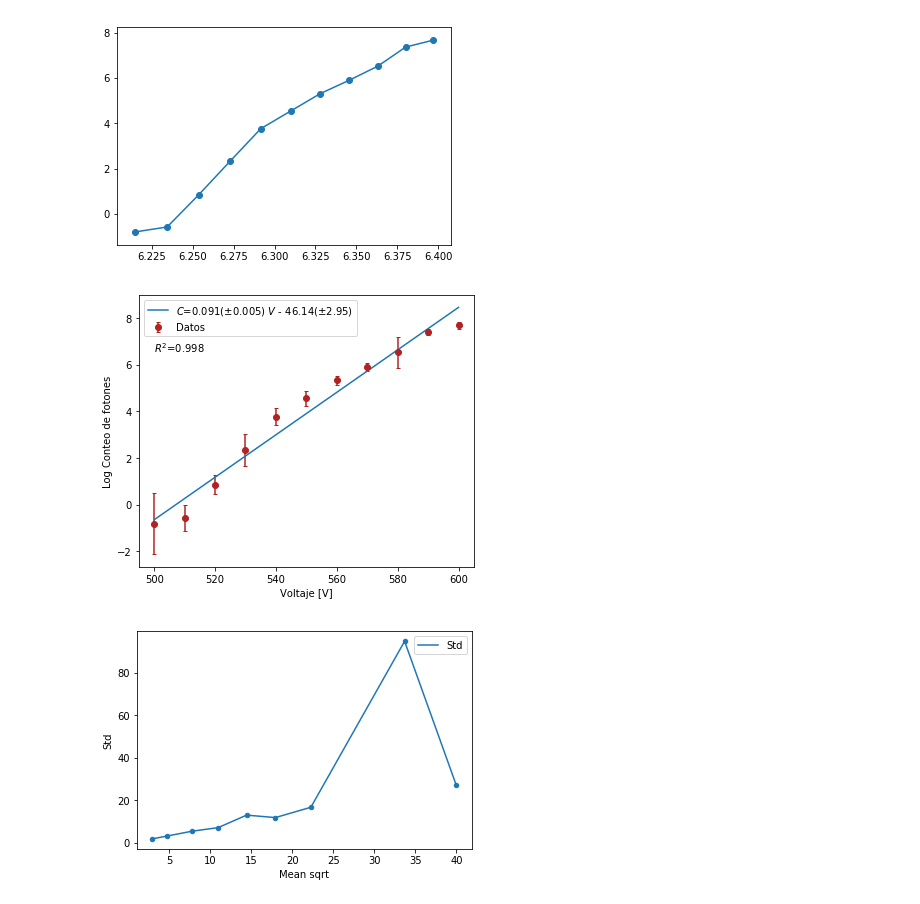
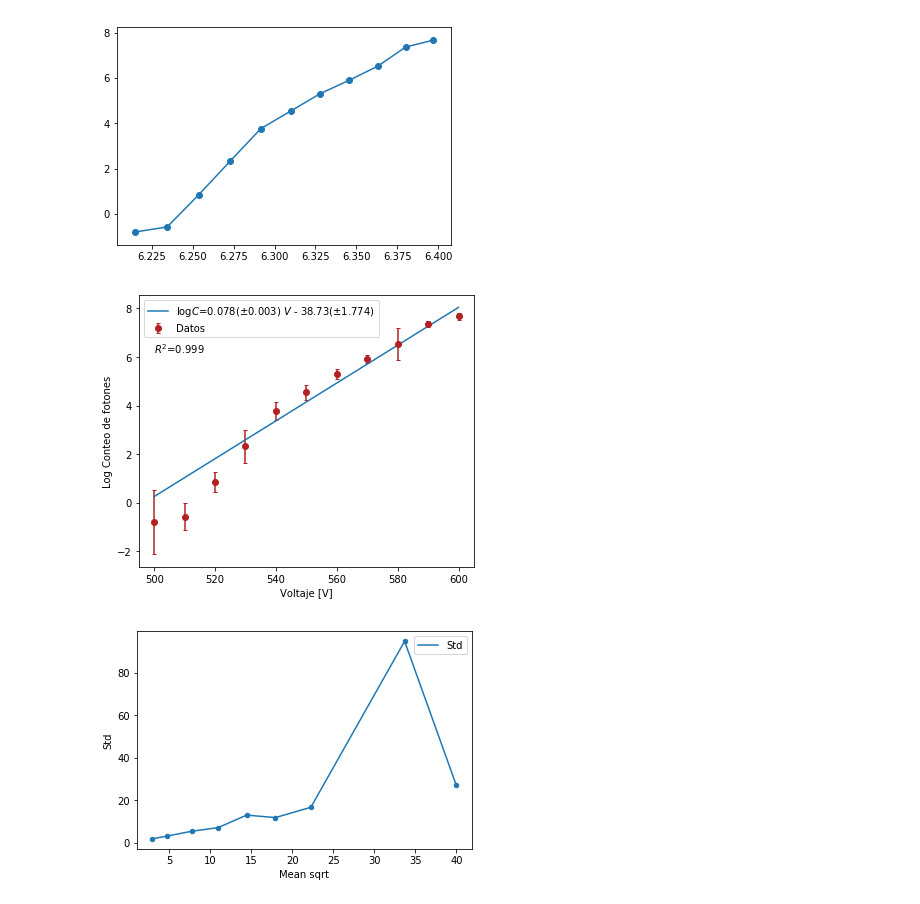
Before and after one commit to jamontanac/Laboratorio-Avanzado, a Jupyter notebook: Double_Slit/Analisis.ipynb, the cells around one changed output. Saved outputs shown, nothing was run; the diff lists cells and outputs as text; code cells hidden in the pictures.

```diff
--- a/Double_Slit/Analisis.ipynb
+++ b/Double_Slit/Analisis.ipynb
@@ -83,30 +83,31 @@ def model(x,a,b):
     return a*x+b
 # %%
 y_obslog=np.log(y_obs)
-popt, pcov = curve_fit(model, x_obs, y_obslog)
 y_err=np.abs(1.0/(Promedios_datos["Conteos Abiertos"])*np.log(Promedios_datos["Conteos Abiertos"])*STD_datos["Conteos Abiertos"])
+popt, pcov = curve_fit(model, x_obs, y_obslog,sigma=y_err,absolute_sigma= True)
+
 x=np.linspace(min(x_obs),max(x_obs))
 perr = np.sqrt(np.diag(pcov))
 R_2=np.abs(pcov[1,0]/np.sqrt(pcov[0,0]*pcov[1,1]))
 # %%
 fig=plt.figure(figsize=(6,5))
 #plt.errorbar(np.log(Promedios_datos["V"]),np.log(Promedios_datos["Conteos Abiertos"]),yerr=y_err,
              #color="navy",capsize=2,marker='.',mfc='firebrick',ms=10,mew=1,mec='firebrick',label="Datos Experimentales")
 plt.errorbar(x_obs,y_obslog,yerr=y_err,capsize=2,fmt="o",color="firebrick",label="Datos")
             #ret += '({}{})'.format(i, '**%d' % num if num > 1 else '')
-plt.plot(x,model(x,popt[0],popt[1]),label=r"$C$={}($\pm${}) $V$ {} {}($\pm${})".format(round(popt[0],3),
+plt.plot(x,model(x,popt[0],popt[1]),label=r"$\logC$={}($\pm${}) $V$ {} {}($\pm${})".format(round(popt[0],3),
                                                                                     round(perr[0],3),"+" if popt[1]>0 else "-",
                                                                                     round(np.abs(popt[1]),2),round(perr[1],3)))
 
-plt.text(min(x_obs), 0.85*max(y_obslog), r'$R^2$={}'.format(round(R_2,3)))
+plt.text(min(x_obs), 0.8*max(y_obslog), r'$R^2$={}'.format(round(R_2,3)))
 #plt.text(60, .025, r'$\mu=100,\ \sigma=15$')
 plt.xlabel("Voltaje [V]")
 plt.ylabel("Log Conteo de fotones")
 plt.legend()
 plt.savefig("Figuras/fotomultiplicador.png")
 plt.show()
 # %% [output]
-[figure, old version]
+[figure, new version]
 # %%
 conteos=pd.read_excel(Excel,sheet_name='Conteos_intensidad')
 # %%
```
Also changed, not shown: parts of 11 cells of this notebook, 3 other files.
